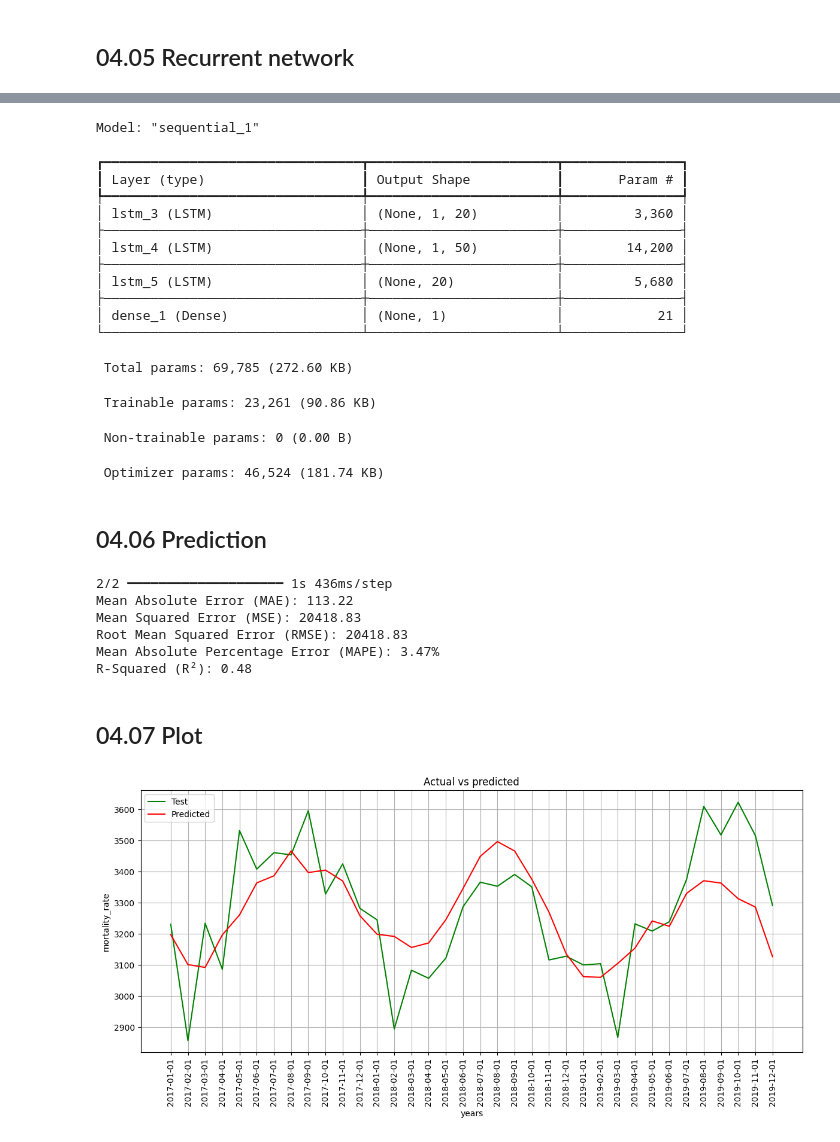
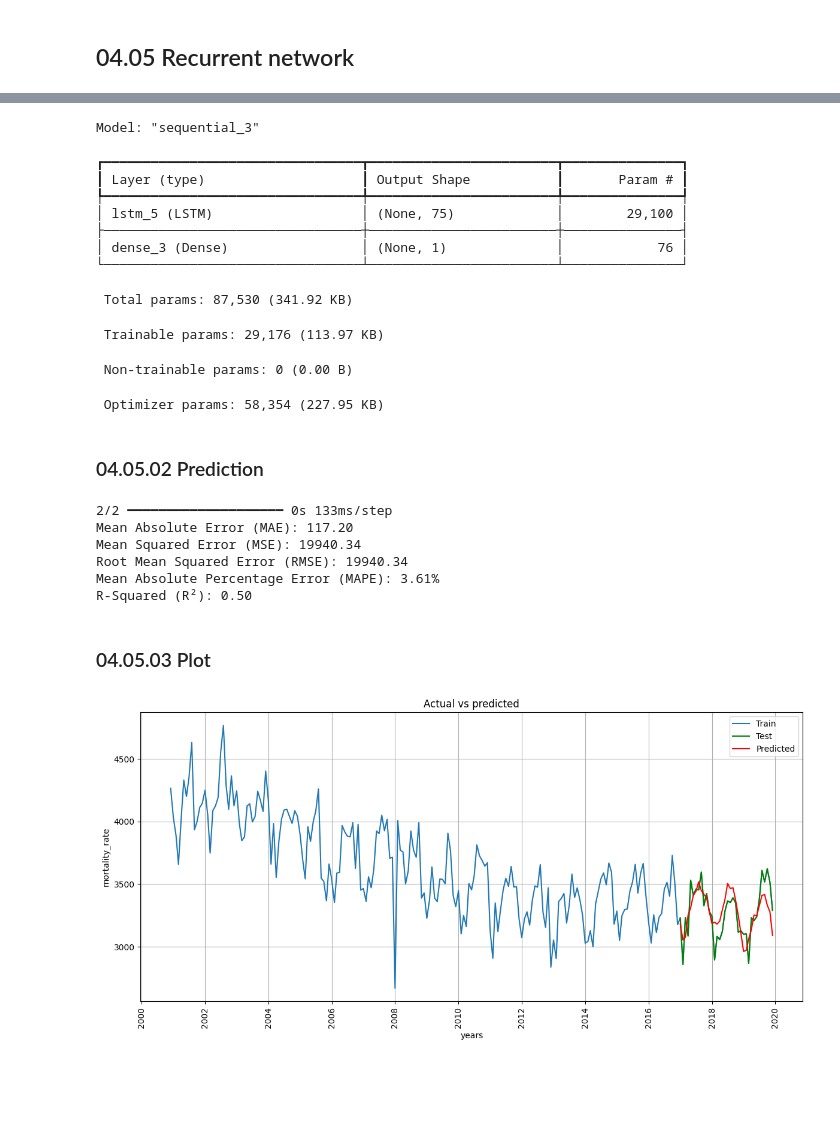
Before and after one commit to cirobezerra1/CMP263MachineLearning, a Jupyter notebook: Model/with datasus features/lstm_with_datasus.ipynb, the cells around one changed output, grey strips where cells are left out. Drawn from its saved outputs; the diff is of its cells as text; code cells hidden in the pictures; blank space fills up the shorter version.

Commit message:
Adjustment to the final plot and model, adding only one layer

```diff
--- a/Model/with datasus features/lstm_with_datasus.ipynb
+++ b/Model/with datasus features/lstm_with_datasus.ipynb
@@ -127,11 +127,10 @@ def build_model(hp):
 # %% [markdown]
 # 02.Importing Datasets
 # %%
-dataset = pd.read_csv('../Preprocessing/dataset.csv',
+dataset = pd.read_csv('../../Preprocessing/dataset.csv',
                    header=0,
                    index_col=0)
 
-# values = dataset.values
 dataset
 # %% [output]
 |  | hospitalizations | hospitalizations_lag_3 | average_stay_lag_3 | deaths_lag_3 | mortality_rate_lag_3 | ... |
@@ -167,4 +166,8 @@ Index(['hospitalizations', 'hospitalizations_lag_3', 'average_stay_lag_3',
 # %%
 dataset = dataset[dataset.index < "2020-01-01"]
 
+dataset.index = pd.to_datetime(dataset.index)
+
 test_start_date = '2017-01-01'
+
+dataset.head(5)
@@ -242,9 +251,9 @@ optimizer = Adam(learning_rate=0.01)
 
 # design network
 model = Sequential()
-model.add(LSTM(20, return_sequences=True, input_shape=(train_X.shape[1], train_X.shape[2])))
-model.add(LSTM(50, return_sequences=True))
-model.add(LSTM(20))
+model.add(LSTM(75, input_shape=(train_X.shape[1], train_X.shape[2])))
+# model.add(LSTM(80, return_sequences=True))
+# model.add(LSTM(80))
 model.add(Dense(1))
 model.compile(loss='mse', optimizer=optimizer)
 
@@ -285,33 +295,29 @@ Epoch 41/100
 # %%
 model.summary()
 # %% [output]
-Model: "sequential_1"
+Model: "sequential_3"
 ┏━━━━━━━━━━━━━━━━━━━━━━━━━━━━━━━━━┳━━━━━━━━━━━━━━━━━━━━━━━━┳━━━━━━━━━━━━━━━┓
 ┃ Layer (type)                    ┃ Output Shape           ┃       Param # ┃
 ┡━━━━━━━━━━━━━━━━━━━━━━━━━━━━━━━━━╇━━━━━━━━━━━━━━━━━━━━━━━━╇━━━━━━━━━━━━━━━┩
-│ lstm_3 (LSTM)                   │ (None, 1, 20)          │         3,360 │
+│ lstm_5 (LSTM)                   │ (None, 75)             │        29,100 │
 ├─────────────────────────────────┼────────────────────────┼───────────────┤
-│ lstm_4 (LSTM)                   │ (None, 1, 50)          │        14,200 │
-├─────────────────────────────────┼────────────────────────┼───────────────┤
-│ lstm_5 (LSTM)                   │ (None, 20)             │         5,680 │
-├─────────────────────────────────┼────────────────────────┼───────────────┤
-│ dense_1 (Dense)                 │ (None, 1)              │            21 │
+│ dense_3 (Dense)                 │ (None, 1)              │            76 │
 └─────────────────────────────────┴────────────────────────┴───────────────┘
- Total params: 69,785 (272.60 KB)
+ Total params: 87,530 (341.92 KB)
- Trainable params: 23,261 (90.86 KB)
+ Trainable params: 29,176 (113.97 KB)
  Non-trainable params: 0 (0.00 B)
- Optimizer params: 46,524 (181.74 KB)
+ Optimizer params: 58,354 (227.95 KB)
 # %% [markdown]
-## 04.06 Prediction
+### 04.05.02 Prediction
 # %%
 # make a prediction
 yhat = model.predict(test_X)
 test_X = test_X.reshape((test_X.shape[0], test_X.shape[2]))
 
 # invert scaling for forecast
-inv_yhat = np.concatenate((yhat, test_X[:, 1:]), axis=1)
-inv_yhat = scaler_target.inverse_transform(inv_yhat)
-inv_yhat = inv_yhat[:,0]
+y_pred = np.concatenate((yhat, test_X[:, 1:]), axis=1)
+y_pred = scaler_target.inverse_transform(y_pred)
+y_pred = y_pred[:,0]
 
 # invert scaling for actual
 test_y = y_test_scaled.reshape((len(y_test_scaled), 1))
@@ -320,31 +326,31 @@ inv_y = scaler_target.inverse_transform(inv_y)
 inv_y = inv_y[:,0]
 
 # calculate RMSE
-print_metrics(inv_y, inv_yhat)
+print_metrics(inv_y, y_pred)
 # %% [output]
-2/2 ━━━━━━━━━━━━━━━━━━━━ 1s 436ms/step
-Mean Absolute Error (MAE): 113.22
-Mean Squared Error (MSE): 20418.83
-Root Mean Squared Error (RMSE): 20418.83
-Mean Absolute Percentage Error (MAPE): 3.47%
-R-Squared (R²): 0.48
+2/2 ━━━━━━━━━━━━━━━━━━━━ 0s 133ms/step
+Mean Absolute Error (MAE): 117.20
+Mean Squared Error (MSE): 19940.34
+Root Mean Squared Error (RMSE): 19940.34
+Mean Absolute Percentage Error (MAPE): 3.61%
+R-Squared (R²): 0.50
 # %% [markdown]
-## 04.07 Plot
+### 04.05.03 Plot
 # %%
 index_train = pd.to_datetime(dataset.index)
-index_test = dataset.tail(36).index
+index_test = dataset.tail(len(y_pred)).index
 
 plt.figure(figsize=(12, 6))
-# plt.plot(index_train, dataset['hospitalizations'], color='green', label='Train')
+plt.plot(dataset.index, dataset['hospitalizations'], label='Train')
 plt.plot(index_test, inv_y, color='green', label='Test')
-plt.plot(index_test, inv_yhat, color='red', label='Predicted')
+plt.plot(index_test, y_pred, color='red', label='Predicted')
 plt.title("Actual vs predicted")
 plt.xlabel('years')
 plt.ylabel('mortality_rate')
 plt.grid(True)
 plt.legend()
 plt.xticks(rotation=90)
 plt.tight_layout()
 plt.show()
 # %% [output]
-[figure, old version]
+[figure, new version]
```
Also changed, not shown: parts of 5 cells of this notebook.
